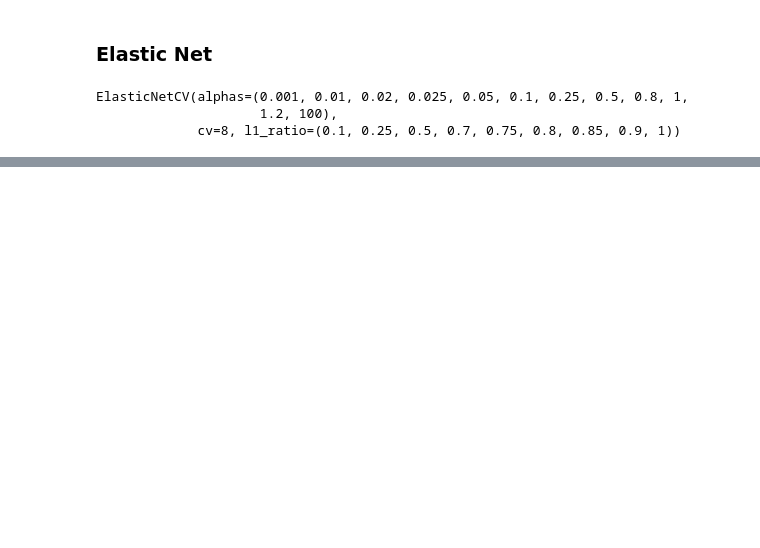
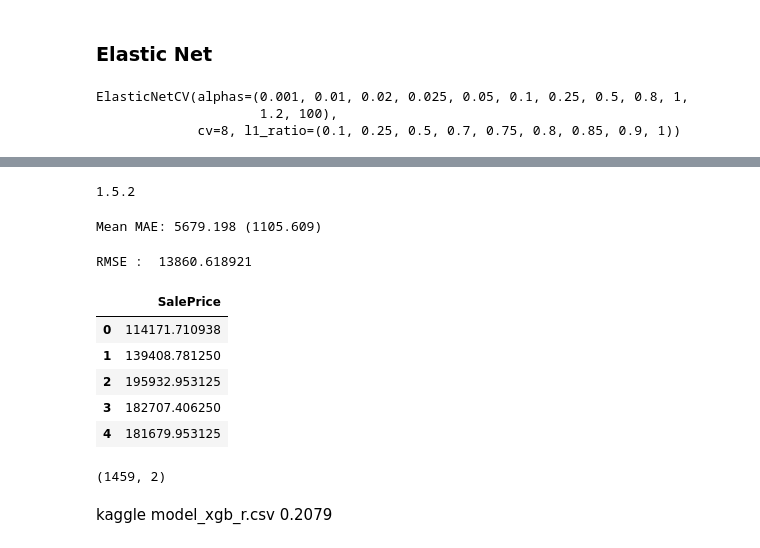
Before and after one commit to NandoGoncalves/House_Prices, a Jupyter notebook: house-prices_c00.ipynb, the cells around one changed output, grey strips where cells are left out. Drawn from its saved outputs; the diff is of its cells as text; code cells hidden in the pictures; blank space fills up the shorter version.

Commit message:
xgbr submit

```diff
--- a/house-prices_c00.ipynb
+++ b/house-prices_c00.ipynb
@@ -567,0 +512,6 @@ df_pred.to_csv('./submission/model_elastic.csv', index=False)
+# %%
+# check xgboost version
+import xgboost
+print(xgboost.__version__)
+# %% [output]
+1.5.2
@@ -567,0 +527,44 @@ df_pred.to_csv('./submission/model_elastic.csv', index=False)
+# %%
+# define model evaluation method
+cv = RepeatedKFold(n_splits=10, n_repeats=3, random_state=1)
+# evaluate model
+scores = cross_val_score(model_xgbr, X_train_pca, y_train, scoring='neg_mean_absolute_error', cv=cv, n_jobs=-1)
+# force scores to be positive
+scores = absolute(scores)
+print('Mean MAE: %.3f (%.3f)' % (scores.mean(), scores.std()) )
+# %% [output]
+Mean MAE: 5679.198 (1105.609)
+# %%
+# Instantiation
+xgb_r = XGBRegressor(objective ='reg:squarederror',
+                  n_estimators = 500, seed = 123)
+
+# Fitting the model
+xgb_r.fit(X_train_pca, y_train)
+
+# Predict the model
+pred = xgb_r.predict(X_test_pca)
+
+# RMSE Computation
+rmse = np.sqrt(mean_squared_error(y_test, pred))
+print("RMSE : % f" %(rmse))
+# %% [output]
+RMSE :  13860.618921
+# %%
+pred = xgb_r.predict(data_test_pca)
+
+df_pred = pd.DataFrame(pred, columns=['SalePrice'])
+df_pred.head()
+# %% [output]
+|  | SalePrice |
+| 0 | 114171.710938 |
+| 1 | 139408.781250 |
+| 2 | 195932.953125 |
+| 3 | 182707.406250 |
+| 4 | 181679.953125 |
+# %%
+df_pred = df_test_Id.join(df_pred)
+
+df_pred.shape
+# %% [output]
+(1459, 2)
@@ -567,0 +573,4 @@ df_pred.to_csv('./submission/model_elastic.csv', index=False)
+# %% [markdown]
+kaggle
+model_xgb_r.csv
+0.2079
```
Also changed, not shown: parts of 60 cells of this notebook, 9 other files.
